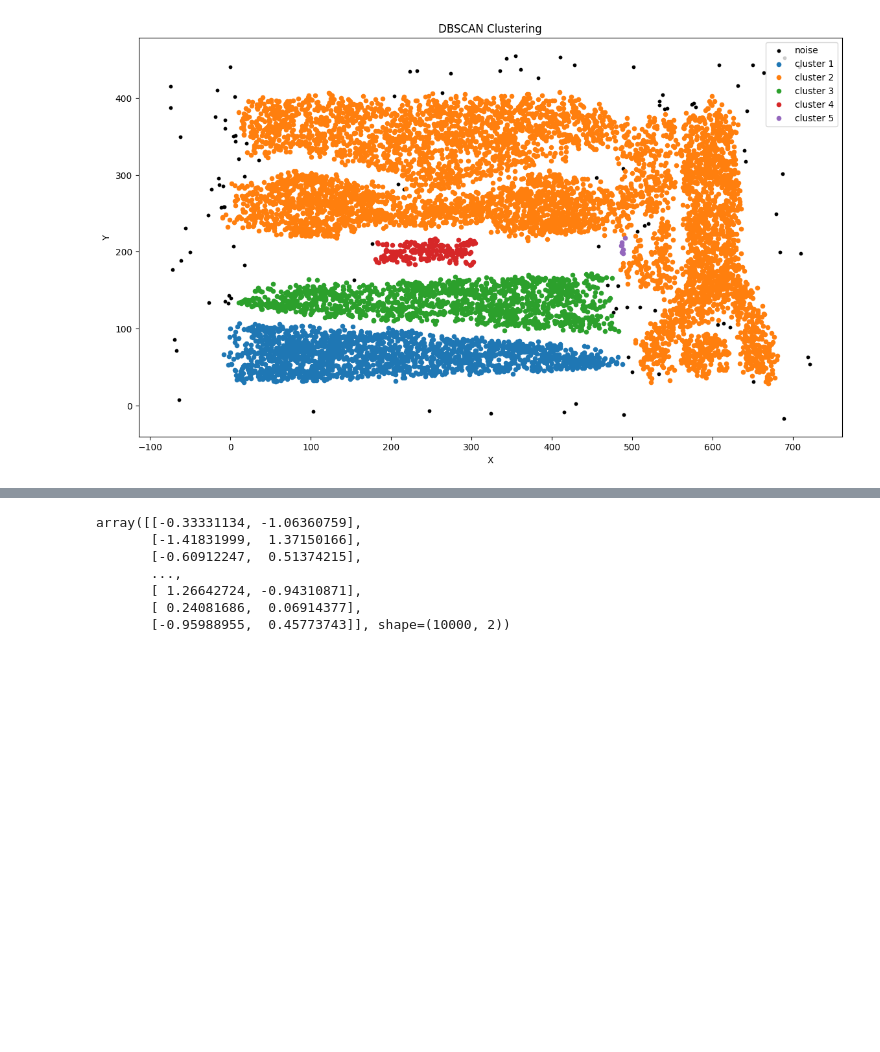
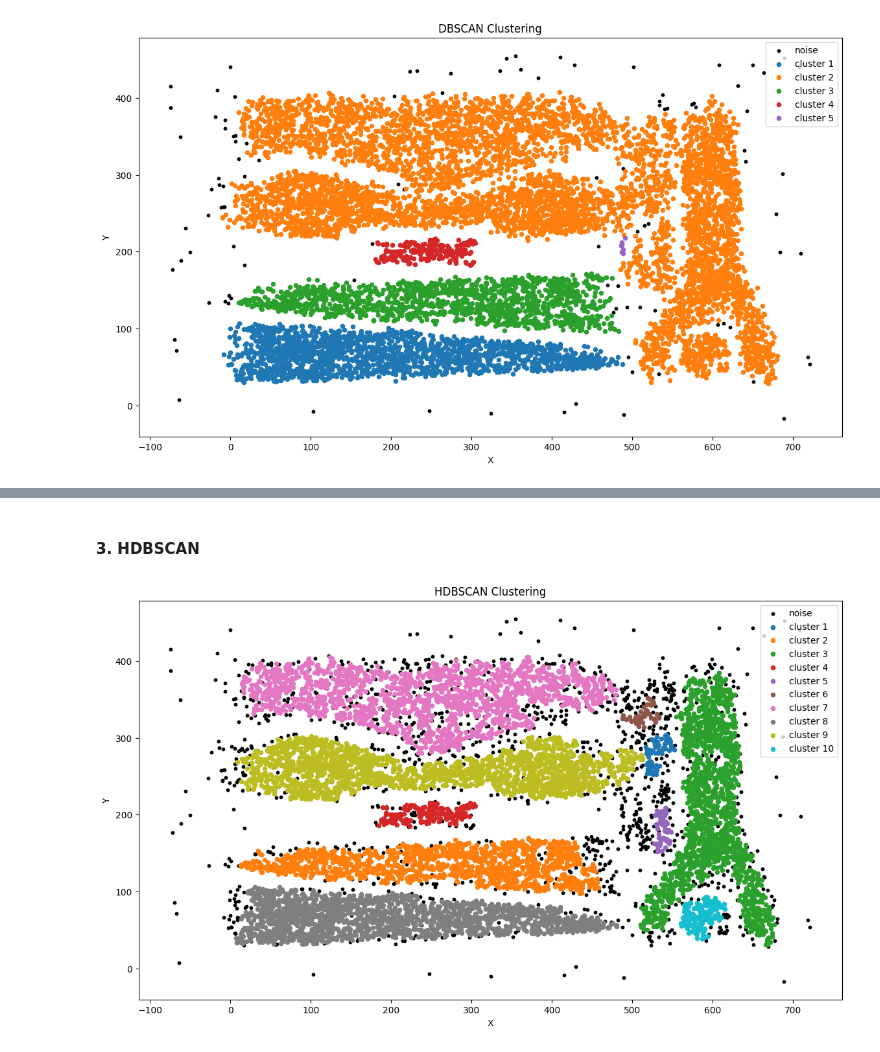
Before and after one commit to Leoul39/clustering-algorithms, a Jupyter notebook: plot.ipynb, the cells around one changed output, grey strips where cells are left out. Saved outputs shown, nothing was run; the diff lists cells and outputs as text; code cells hidden in the pictures; blank space fills up the shorter version.

```diff
--- a/plot.ipynb
+++ b/plot.ipynb
@@ -38,23 +69,4 @@ hdbscan_labels = hdbscan(X, min_pts=5,min_cluster_size=5)
 # %%
-import matplotlib.pyplot as plt
-import numpy as np
-
-def plot_clusters(X, labels, title="Clusters"):
-    plt.figure(figsize=(14, 8))
-    unique_labels = np.unique(labels)
-
-    for lbl in unique_labels:
-        pts = X[labels == lbl]
-        if lbl == -1:
-            plt.scatter(pts[:, 0], pts[:, 1], c='black', label="noise", s=10)
-        else:
-            plt.scatter(pts[:, 0], pts[:, 1], label=f"cluster {lbl+1}", s=20)
-    plt.xlabel("X")
-    plt.ylabel("Y")
-    plt.title(title)
-    plt.legend()
-    plt.show()
-
 plot_clusters(X,kmeans_labels, "K-Means Clustering")
 # %% [output]
 [figure]
@@ -65,35 +99,6 @@ plot_clusters(X, dbscan_labels, "DBSCAN Clustering")
+# %% [markdown]
+#### 3. HDBSCAN
 # %%
-import numpy as np
-import matplotlib.pyplot as plt
-
-def plot_k_distance(X, k=4):
-    distances = []
-
-    for i in range(len(X)):
-        dists = np.linalg.norm(X - X[i], axis=1)
-        sorted_dists = np.sort(dists)
-        distances.append(sorted_dists[k])
-
-    distances = np.sort(distances)
-
-    plt.figure(figsize=(6,4))
-    plt.plot(distances)
-    plt.title("k-distance Graph")
-    plt.ylabel(f"{k}-th Nearest Neighbor Distance")
-    plt.xlabel("Points sorted")
-    plt.grid()
-    plt.show()
-
-# Scaling the data points
-X_scaled = (X - X.mean(axis=0)) / X.std(axis=0)
-
-#plot_k_distance(X_scaled,k=4)
-X_scaled
+plot_clusters(X, hdbscan_labels, "HDBSCAN Clustering")
 # %% [output]
-array([[-0.33331134, -1.06360759],
-       [-1.41831999,  1.37150166],
-       [-0.60912247,  0.51374215],
-       ...,
-       [ 1.26642724, -0.94310871],
-       [ 0.24081686,  0.06914377],
-       [-0.95988955,  0.45773743]], shape=(10000, 2))
+[figure, added]
```
Also changed, not shown: parts of 19 cells of this notebook, 1 other file.
